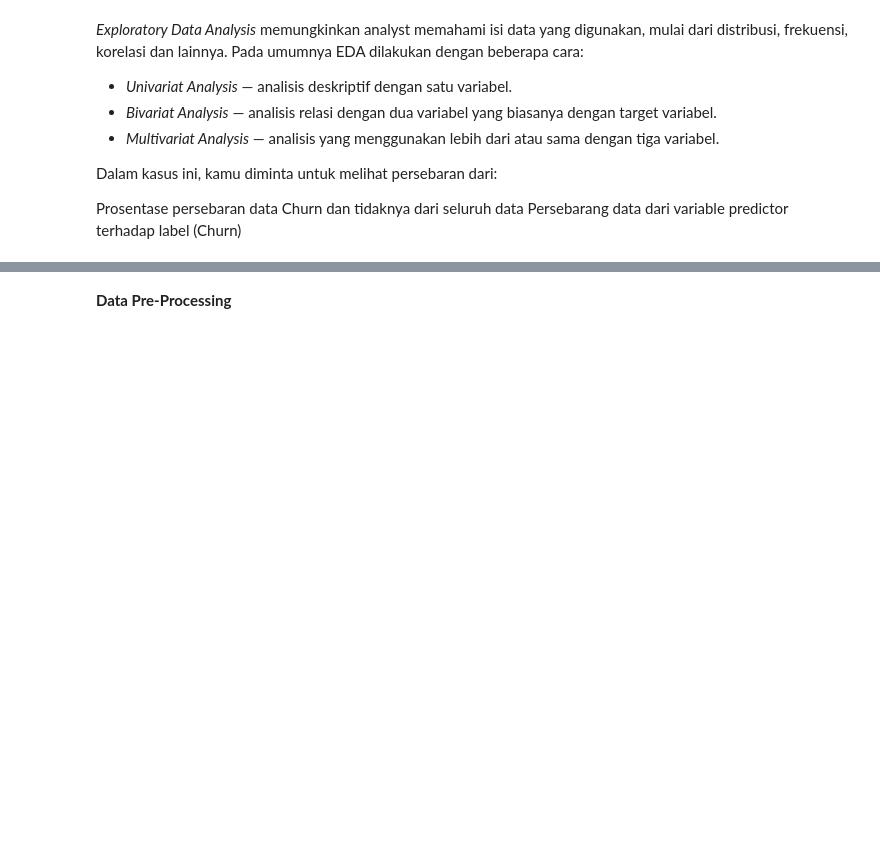
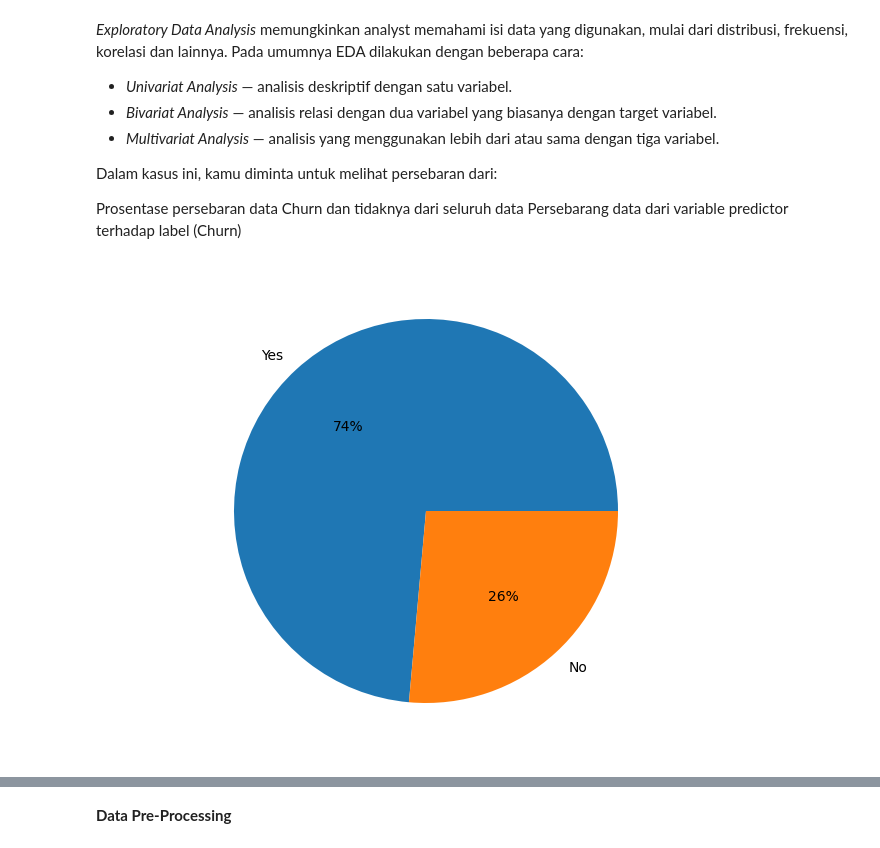
Before and after one commit to syauqidamario/dqlab, a Jupyter notebook: customer-churn-prediction.ipynb, the cells around one changed output, grey strips where cells are left out. Cells and saved outputs as stored; diff of their text form; code cells hidden in the pictures; blank space fills up the shorter version.

Commit message:
Kaggle Notebook | Customer Churn Prediction | 2.0 | EDA (2)

```diff
--- a/customer-churn-prediction.ipynb
+++ b/customer-churn-prediction.ipynb
@@ -83,3 +83,14 @@ Persebarang data dari variable predictor terhadap label (Churn)
 # %%
 import matplotlib.pyplot as plt
 import seaborn as sns
+# %%
+# Visualisasi prosentase churn
+fig = plt.figure()
+ax = fig.add_axes([0,0,1,1])
+ax.axis('equal')
+labels = ['Yes', 'No']
+churn = df_load.Churn.value_counts()
+ax.pie(churn, labels=labels, autopct='%.0f%%')
+plt.show()
+# %% [output]
+[figure, added]
```
Also changed, not shown: parts of 3 cells of this notebook.
